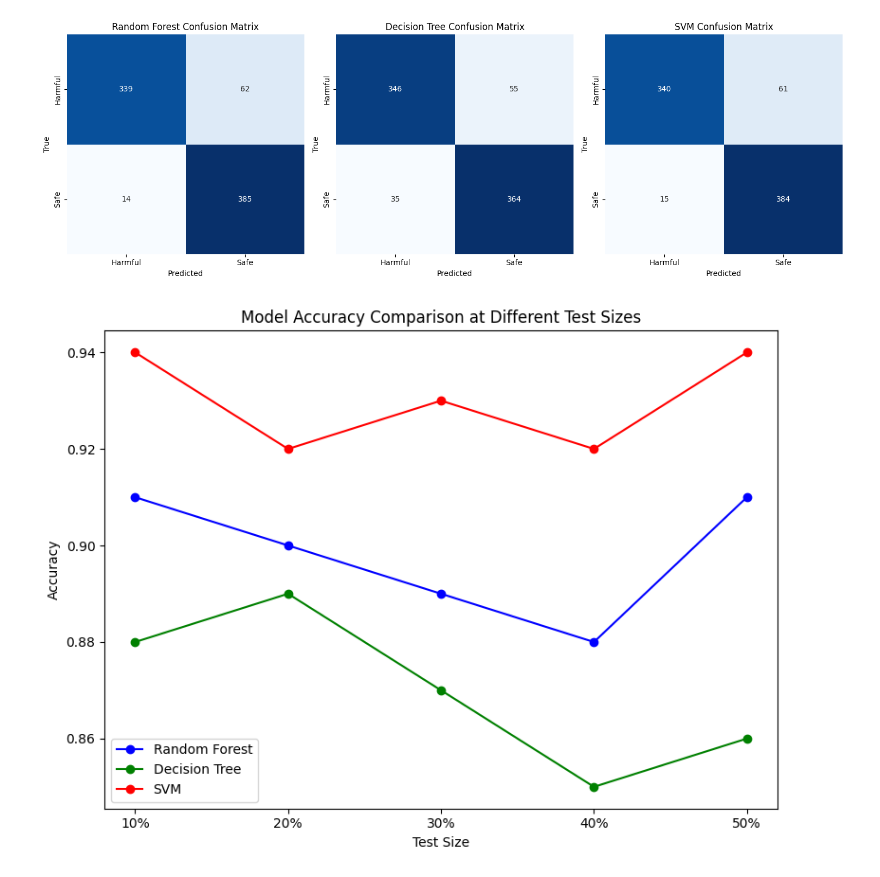
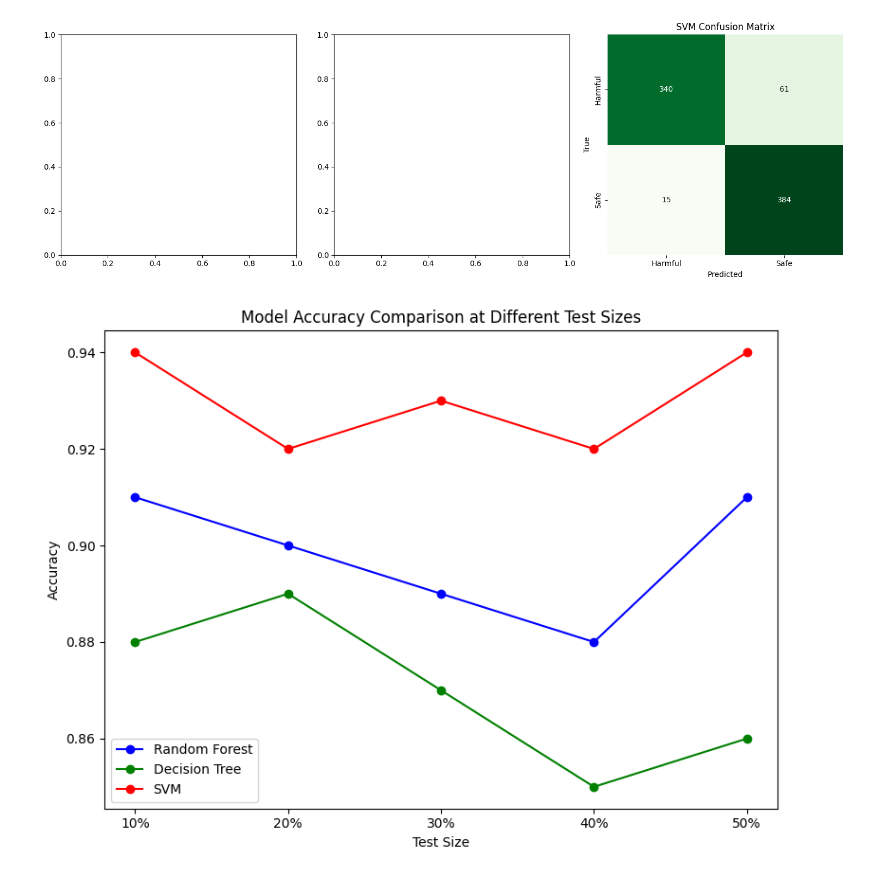
Before and after one commit to deeniaffendi/Fraud-Detection, a Jupyter notebook: prediction/combined/visualisation.ipynb, the cells around one changed output. Drawn from its saved outputs; the diff is of its cells as text; code cells hidden in the pictures.

```diff
--- a/prediction/combined/visualisation.ipynb
+++ b/prediction/combined/visualisation.ipynb
@@ -1,43 +1,30 @@
 # %%
 import numpy as np
 import matplotlib.pyplot as plt
 import seaborn as sns
 from sklearn.metrics import confusion_matrix
 
-# Example data (you can replace with actual confusion matrix values)
-cm_model_1 = np.array([[339, 62], [14, 385]])  # Actual confusion matrix for Model 1
-cm_model_2 = np.array([[346, 55], [35, 364]])  # Actual confusion matrix for Model 2
 cm_model_3 = np.array([[340, 61], [15, 384]])  # Actual confusion matrix for Model 3
 
 # Create subplots for confusion matrices
 fig, axes = plt.subplots(1, 3, figsize=(15, 5))
 
 # Define custom labels for the confusion matrix (Safe and Harmful)
 labels = ['Harmful', 'Safe']
 
-# Plot each confusion matrix
-sns.heatmap(cm_model_1, annot=True, fmt="d", cmap="Blues", ax=axes[0], cbar=False, xticklabels=labels, yticklabels=labels)
-axes[0].set_title('Random Forest Confusion Matrix')
-axes[0].set_xlabel('Predicted')
-axes[0].set_ylabel('True')
 
-sns.heatmap(cm_model_2, annot=True, fmt="d", cmap="Blues", ax=axes[1], cbar=False, xticklabels=labels, yticklabels=labels)
-axes[1].set_title('Decision Tree Confusion Matrix')
-axes[1].set_xlabel('Predicted')
-axes[1].set_ylabel('True')
-
-sns.heatmap(cm_model_3, annot=True, fmt="d", cmap="Blues", ax=axes[2], cbar=False, xticklabels=labels, yticklabels=labels)
+sns.heatmap(cm_model_3, annot=True, fmt="d", cmap="Greens", ax=axes[2], cbar=False, xticklabels=labels, yticklabels=labels)
 axes[2].set_title('SVM Confusion Matrix')
 axes[2].set_xlabel('Predicted')
 axes[2].set_ylabel('True')
 
 plt.savefig('confusion_matrix.png', dpi=300)
 
 # Display the plot
 plt.tight_layout()
 plt.show()
 # %% [output]
-[figure, old version]
+[figure, new version]
 # %%
 import matplotlib.pyplot as plt
 import numpy as np
```
Also changed, not shown: 21 other files.
